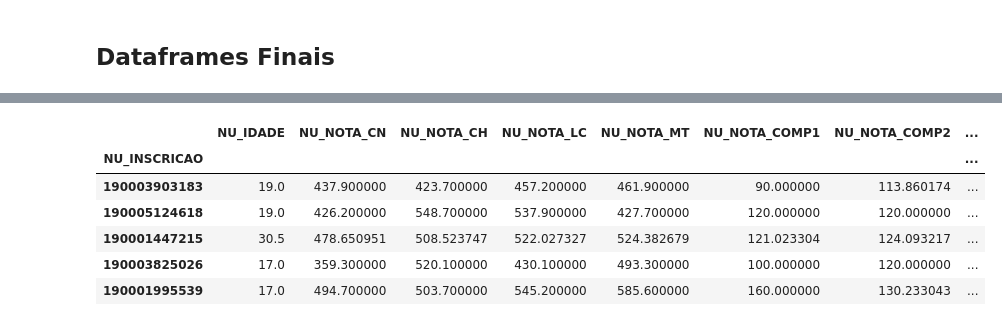
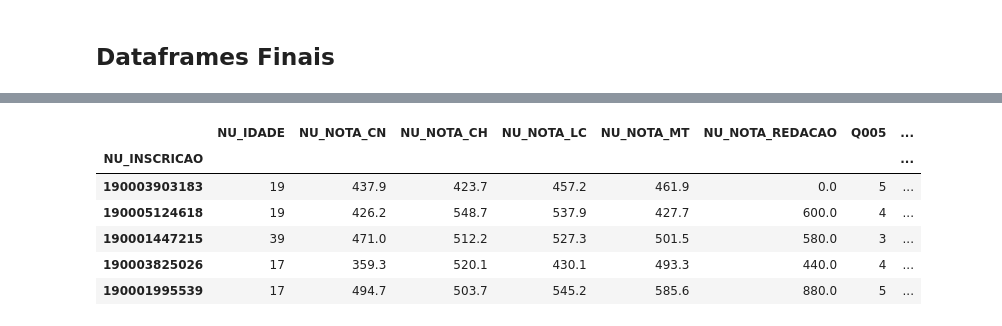
Before and after one commit to gizelecardoso/tcc_mba, a Jupyter notebook: analytics.ipynb, the cells around one changed output, grey strips where cells are left out. Drawn from its saved outputs; the diff is of its cells as text; code cells hidden in the pictures.

```diff
--- a/analytics.ipynb
+++ b/analytics.ipynb
@@ -426,6 +578,0 @@ enem_quant_without_outlies = enem_quant.copy()
-# %%
-columns_list = enem_quant_without_outlies.columns
-for i in columns_list:
-    li, ls = detect_outliers(enem_quant_without_outlies[i])
-    enem_quant_without_outlies[i] = np.where(enem_quant_without_outlies[i] > ls, ls,enem_quant_without_outlies[i])
-    enem_quant_without_outlies[i] = np.where(enem_quant_without_outlies[i] < li, li,enem_quant_without_outlies[i])
@@ -436 +599,11 @@ plot_box_plot(enem_quant_without_outlies)
+# %%
+columns_list = enem_quant2.columns
+for i in columns_list:
+    valor = enem_quant2[i]
+    Q1, Q3 = valor.quantile([0.25,0.75])
+    ric = Q3 - Q1
+    li = Q1 - (1.5 * ric)
+    ls = Q3 + (1.5 * ric)
+    selecao = (valor <= li) | (valor >= ls)
+    enem_quant_without_outlies = enem_without_nan[selecao]
 # %%
@@ -488,19 +661,19 @@ Index(['NU_IDADE', 'NU_NOTA_CN', 'NU_NOTA_CH', 'NU_NOTA_LC', 'NU_NOTA_MT',
       dtype='object')
 # %%
-fig, axes = plt.subplots(4, 3, figsize=(20,15))
+for i in enem_quant.columns:
+    plt.figure(figsize=(10,6))
 
-linha = 0
-coluna = 0
-for i in enem_quant_without_outlies.columns:
-    lista = enem_quant_without_outlies[i]
+    lista = enem_quant[i]
 
     statistic_analytics(lista, i)
 
-    sns.histplot(ax=axes[linha,coluna], data=lista, stat="density", kde=True)
+    sns.histplot(data=lista, stat="density", kde=True)
 
     coluna = coluna + 1
 
-    if coluna > 2:
+    if coluna > 1:
         coluna = 0
         linha = linha + 1
+
+    plt.savefig('img/distribuicao_{}.png'.format(i),  bbox_inches='tight')
 # %% [output]
@@ -545,5 +714,5 @@ enem_quant_without_outlies.shape
 # %%
-enem_total = pd.concat([enem_types, enem_quant_without_outlies], axis=1)
+enem_total = pd.concat([enem_types, enem_quant], axis=1)
 # %% [markdown]
 ### Correlação de Pearson
 
@@ -957,31 +1116,28 @@ enem_total_quali.head()
 # %%
 # Quantis Padronizadas
 
-enem_total_quant_2 = enem_total[['NU_IDADE',
+enem_total_quant_2 = enem_total[[
+'NU_IDADE',
 'NU_NOTA_CN',
 'NU_NOTA_CH',
 'NU_NOTA_LC',
 'NU_NOTA_MT',
-'NU_NOTA_COMP1',
-'NU_NOTA_COMP2',
-'NU_NOTA_COMP3',
-'NU_NOTA_COMP4',
-'NU_NOTA_COMP5',
 'NU_NOTA_REDACAO',
 'Q005',
-'NU_NOTA_MEDIA']]
+'NU_NOTA_MEDIA'
+]]
 
 enem_total_quant_2.to_csv('src/enem_total_quant.csv')
 
 enem_total_quant_2.head()
 # %% [output]
-|  | NU_IDADE | NU_NOTA_CN | NU_NOTA_CH | NU_NOTA_LC | NU_NOTA_MT | NU_NOTA_COMP1 | NU_NOTA_COMP2 | ... |
+|  | NU_IDADE | NU_NOTA_CN | NU_NOTA_CH | NU_NOTA_LC | NU_NOTA_MT | NU_NOTA_REDACAO | Q005 | ... |
 | NU_INSCRICAO |  |  |  |  |  |  |  | ... |
-| 190003903183 | 19.0 | 437.900000 | 423.700000 | 457.200000 | 461.900000 | 90.000000 | 113.860174 | ... |
-| 190005124618 | 19.0 | 426.200000 | 548.700000 | 537.900000 | 427.700000 | 120.000000 | 120.000000 | ... |
-| 190001447215 | 30.5 | 478.650951 | 508.523747 | 522.027327 | 524.382679 | 121.023304 | 124.093217 | ... |
-| 190003825026 | 17.0 | 359.300000 | 520.100000 | 430.100000 | 493.300000 | 100.000000 | 120.000000 | ... |
-| 190001995539 | 17.0 | 494.700000 | 503.700000 | 545.200000 | 585.600000 | 160.000000 | 130.233043 | ... |
+| 190003903183 | 19 | 437.9 | 423.7 | 457.2 | 461.9 | 0.0 | 5 | ... |
+| 190005124618 | 19 | 426.2 | 548.7 | 537.9 | 427.7 | 600.0 | 4 | ... |
+| 190001447215 | 39 | 471.0 | 512.2 | 527.3 | 501.5 | 580.0 | 3 | ... |
+| 190003825026 | 17 | 359.3 | 520.1 | 430.1 | 493.3 | 440.0 | 4 | ... |
+| 190001995539 | 17 | 494.7 | 503.7 | 545.2 | 585.6 | 880.0 | 5 | ... |
 # %%
 # Quantis Padronizadas
 enem_total_quant.to_csv('src/enem_total_quant_pad.csv')
```
Also changed, not shown: parts of 79 cells of this notebook, 19 other files.
